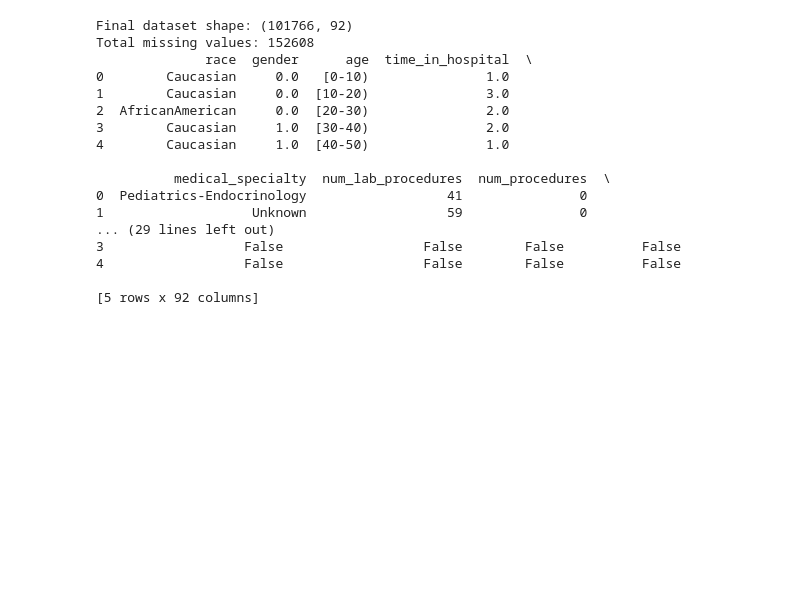
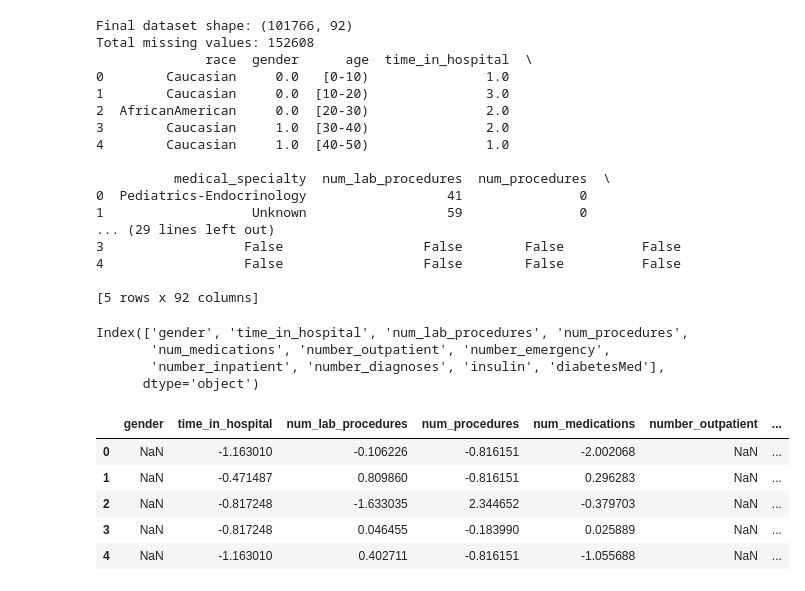
Before and after one commit to guru16-02/TEAM-17-24ADI204, a Jupyter notebook: dsv.ipynb, the cells around one changed output. Cells and saved outputs as stored; diff of their text form; code cells hidden in the pictures; blank space fills up the shorter version.

```diff
--- a/dsv.ipynb
+++ b/dsv.ipynb
@@ -198,3 +207,22 @@ Total missing values: 152608
 4                  False                  False        False          False
 
 [5 rows x 92 columns]
+# %%
+num_cols = df.select_dtypes(include=["int64", "float64"]).columns
+num_cols
+# %% [output]
+Index(['gender', 'time_in_hospital', 'num_lab_procedures', 'num_procedures',
+       'num_medications', 'number_outpatient', 'number_emergency',
+       'number_inpatient', 'number_diagnoses', 'insulin', 'diabetesMed'],
+      dtype='object')
+# %%
+from scipy.stats import zscore
+z_scores = df[num_cols].apply(zscore)
+z_scores.head()
+# %% [output]
+|  | gender | time_in_hospital | num_lab_procedures | num_procedures | num_medications | number_outpatient | ... |
+| 0 | NaN | -1.163010 | -0.106226 | -0.816151 | -2.002068 | NaN | ... |
+| 1 | NaN | -0.471487 | 0.809860 | -0.816151 | 0.296283 | NaN | ... |
+| 2 | NaN | -0.817248 | -1.633035 | 2.344652 | -0.379703 | NaN | ... |
+| 3 | NaN | -0.817248 | 0.046455 | -0.183990 | 0.025889 | NaN | ... |
+| 4 | NaN | -1.163010 | 0.402711 | -0.816151 | -1.055688 | NaN | ... |
```
Also changed, not shown: parts of 8 cells of this notebook.
